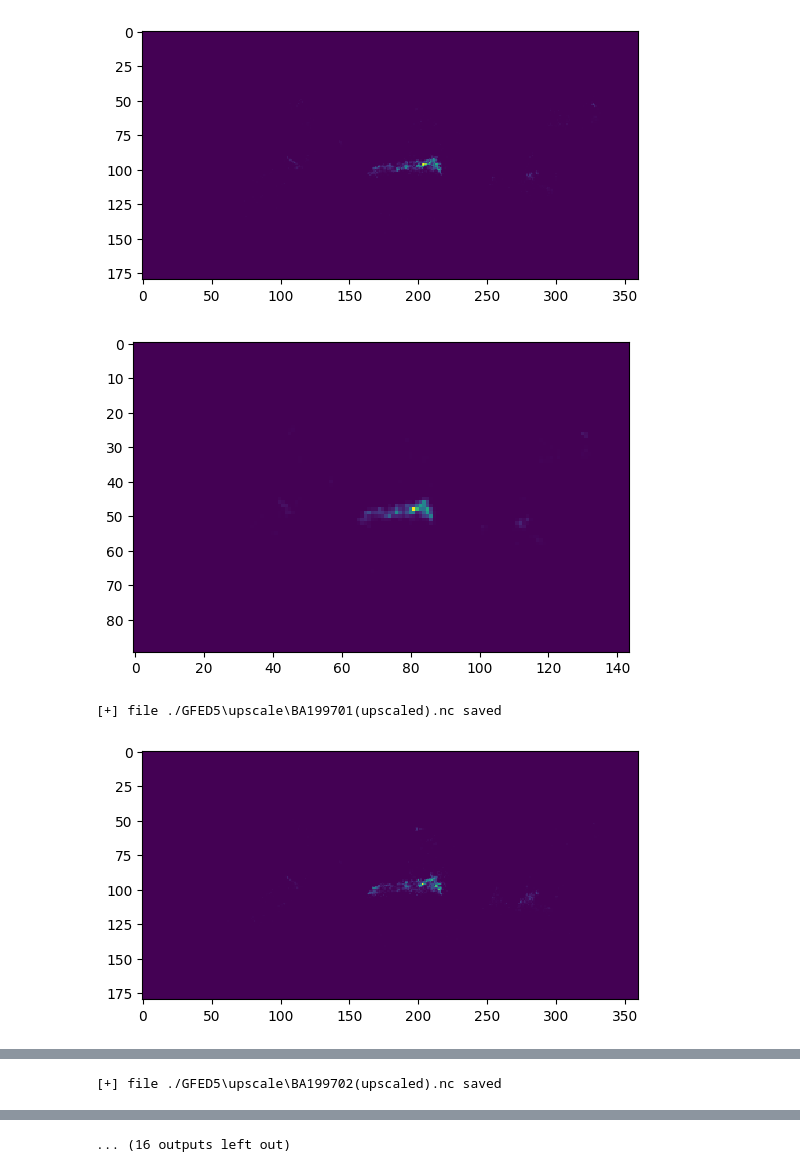
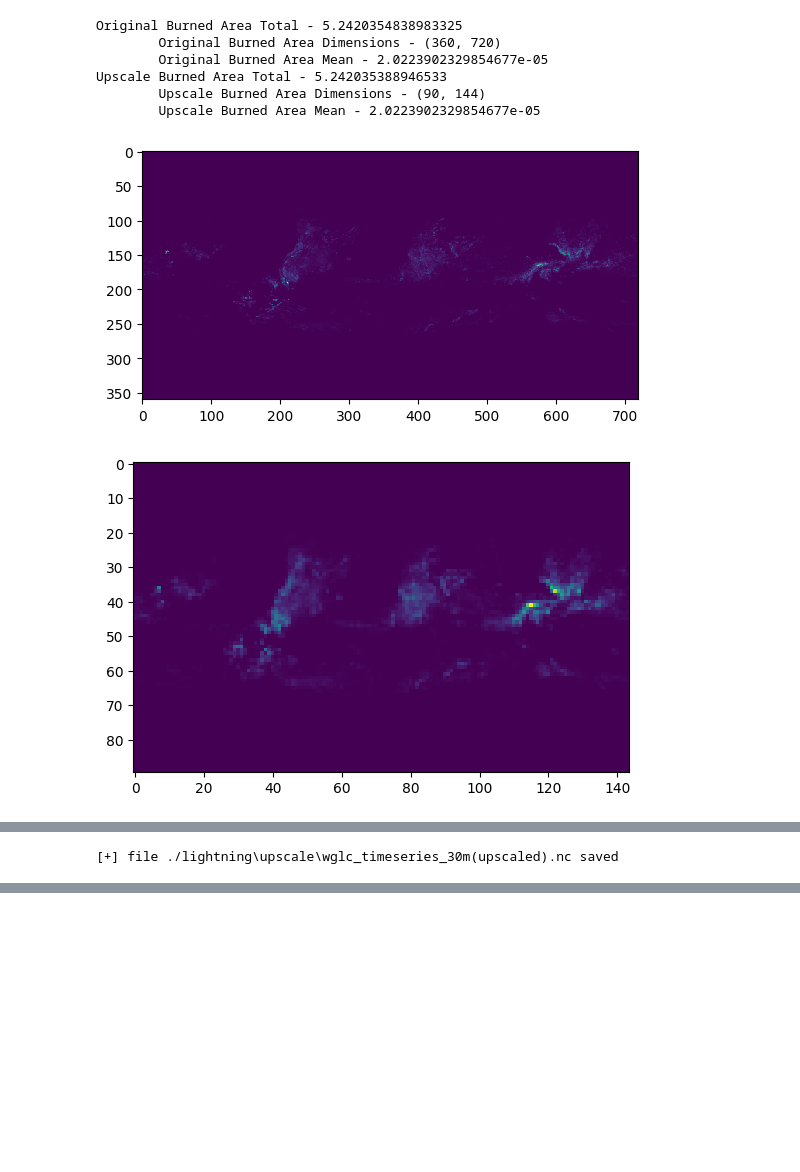
Before and after one commit to Rich4ever11/regridding_dataset, a Jupyter notebook: task_one.ipynb, the cells around one changed output, grey strips where cells are left out. Drawn from its saved outputs; the diff is of its cells as text; code cells hidden in the pictures; blank space fills up the shorter version.

```diff
--- a/task_one.ipynb
+++ b/task_one.ipynb
@@ -11,6 +11,10 @@ import matplotlib.pyplot as plt
 import rioxarray as riox
 # %%
 # input the directory and the program will parse all netcdf geodata
+EARTH_RADIUS = 6371000.0
+KM_NEG_2TOM_NEG_2 = 10**-6
+DAYS_TO_SECONDS = 60 * 60 * 24
+
 dir_path = input("[*] Please enter the directory path to the file: ")
 save_folder_path = join(dir_path, "upscale")
 gfed5_variable_names = ["Crop", "Defo", "Peat", "Total"]
@@ -47,6 +51,41 @@ def upscale_matrix_numpy(source_matrix, window_height = 8, window_width = 10):
     except Exception as error:
         print("[-] Failed to upscale matrix", error)
         return source_matrix
+# %%
+def calculate_grid_area(grid_area_shape):
+    bound_position = 0.25
+    height, width = grid_area_shape
+    latitudes = np.linspace(-90, 90, height)
+    longitudes = np.linspace(-180, 180, width)
+
+    diffs_lat = np.diff(latitudes)
+    diffs_lon = np.diff(longitudes)
+
+    diffs_lat = np.insert(diffs_lat, 0, diffs_lat[0])
+    diffs_lat = np.append(diffs_lat, diffs_lat[-1])
+
+    diffs_lon = np.insert(diffs_lon, 0, diffs_lon[0])
+    diffs_lon = np.append(diffs_lon, diffs_lon[-1])
+
+    min_bounds = latitudes - diffs_lat[:-1] * bound_position
+    max_bounds = latitudes + diffs_lat[1:] * (1 - bound_position)
+    lat1d = np.array([min_bounds, max_bounds]).transpose()
+
+    min_bounds = longitudes - diffs_lon[:-1] * bound_position
+    max_bounds = longitudes + diffs_lon[1:] * (1 - bound_position)
+    lon1d = np.array([min_bounds, max_bounds]).transpose()
+
+    lon_bounds_radian = np.deg2rad((lon1d))
+    lat_bounds_radian = np.deg2rad((lat1d))
+
+    radius_sqr = EARTH_RADIUS**2
+    radian_lat_64 = lat_bounds_radian.astype(np.float64)
+    radian_lon_64 = lon_bounds_radian.astype(np.float64)
+
+    ylen = np.sin(radian_lat_64[:, 1]) - np.sin(radian_lat_64[:, 0])
+    xlen = radian_lon_64[:, 1] - radian_lon_64[:, 0]
+    areas = radius_sqr * np.outer(ylen, xlen)
+    return np.abs(areas)
 # %%
 def create_geotiff_file(data_arr, latitude_arr, longitude_arr):
     """
@@ -363,9 +463,13 @@ def upscale_data_type_y() -> None:
                     print("[-] Failed to parse dataset: ", error)
 # %%
 #upscale_data_type_x()
-upscale_data_type_y()
+upscale_data_type_wglc()
 # %% [output]
+Original Burned Area Total - 5.2420354838983325
+        Original Burned Area Dimensions - (360, 720)
+        Original Burned Area Mean - 2.0223902329854677e-05
+Upscale Burned Area Total - 5.242035388946533
+        Upscale Burned Area Dimensions - (90, 144)
+        Upscale Burned Area Mean - 2.0223902329854677e-05
-[figure, old version]
+[figure, new version]
-[figure, old version]
+[figure, new version]
-[+] file ./GFED5\upscale\BA199701(upscaled).nc saved
-[figure, removed]
@@ -373 +476 @@ upscale_data_type_y()
-[+] file ./GFED5\upscale\BA199702(upscaled).nc saved
+[+] file ./lightning\upscale\wglc_timeseries_30m(upscaled).nc saved
@@ -380 +476,0 @@ upscale_data_type_y()
-... (16 outputs left out)
```
Also changed, not shown: parts of 2 cells of this notebook, 1 other file.
